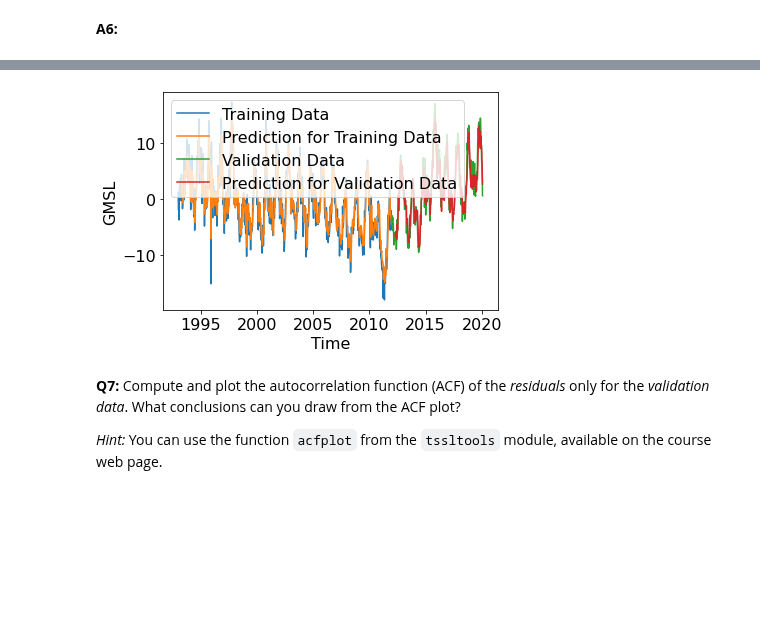
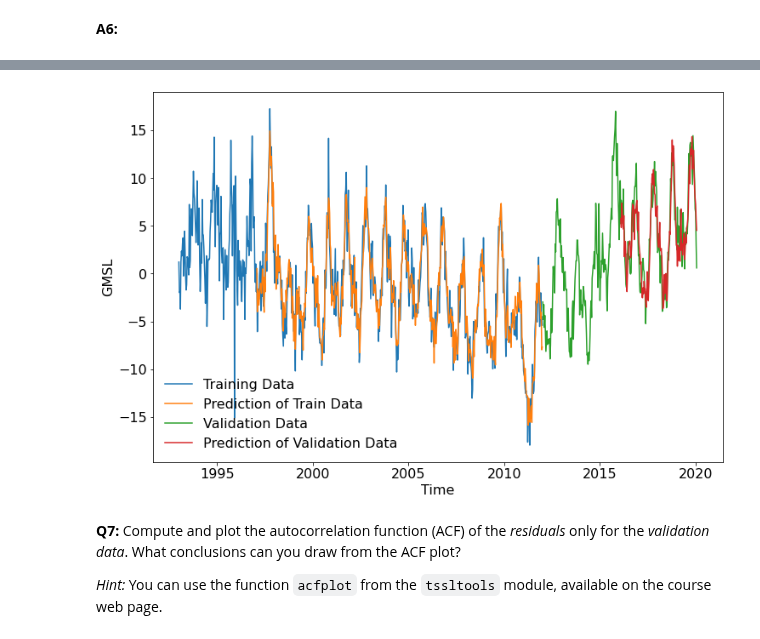
Before and after one commit to jrakhshanda/Time-Series-Sequence-Learning, a Jupyter notebook: tssl_lab1_ipynb_txt.ipynb, the cells around one changed output, grey strips where cells are left out. Drawn from its saved outputs; the diff is of its cells as text; code cells hidden in the pictures; blank space fills up the shorter version.

```diff
--- a/tssl_lab1_ipynb_txt.ipynb
+++ b/tssl_lab1_ipynb_txt.ipynb
@@ -215,16 +213,17 @@ Mean Square Erro of AR(p) model: 4.794641981893875
 # %%
 #plot for predicted values for train and validation data
+plt.figure(figsize=(12,8))
 plt.plot(X_train , y_train , label = "Training Data")
-plt.plot(X_train[len(theta):,] , X_pred[len(theta):,] , label = "Prediction for Training Data")
-plt.plot(X_test , y_test , label = "Test Data")
-plt.plot(X_test[len(theta):,] , Y_pred[len(theta):,] , label = "Prediction for Test Data")
+plt.plot(X_train[len(theta):,] , X_pred[len(theta):,] , label = "Prediction of Train Data")
+plt.plot(X_test , y_test , label = "Validation Data")
+plt.plot(X_test[len(theta):,] , Y_pred[len(theta):,] , label = "Prediction of Validation Data")
 #figure(num=None, figsize=(8, 6), dpi=80, facecolor='w', edgecolor='k')
 plt.xlabel("Time")
 plt.ylabel("GMSL")
-plt.legend()
+plt.legend(loc='lower left', frameon=False)
 plt.show()
 # %% [output]
-[figure, old version]
+[figure, new version]
 # %% [markdown]
 **Q7:** Compute and plot the autocorrelation function (ACF) of the *residuals* only for the *validation data*. What conclusions can you draw from the ACF plot?
 
```
Also changed, not shown: parts of 5 cells of this notebook.
